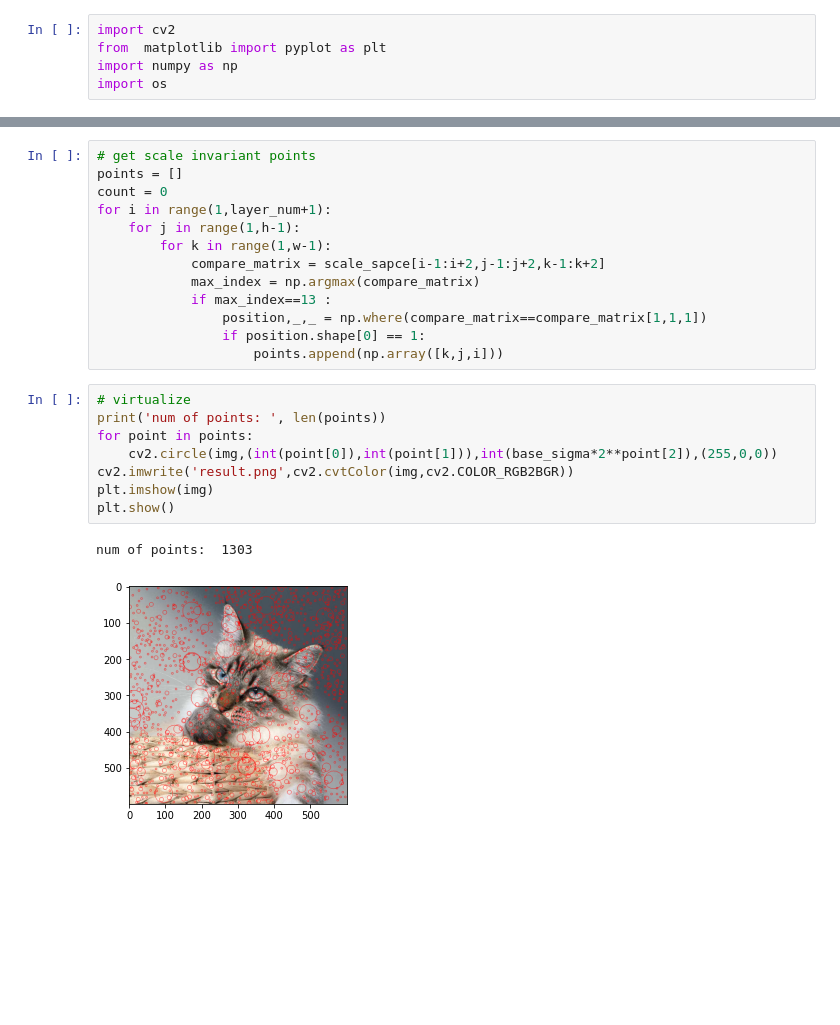
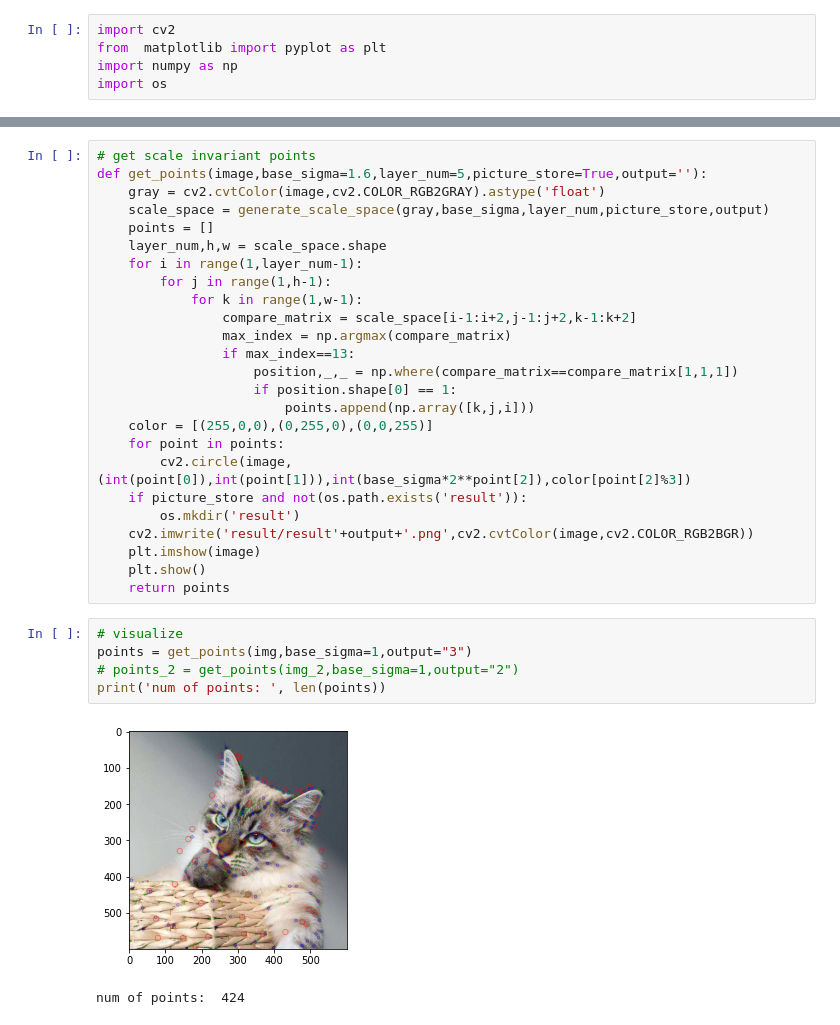
Before and after one commit to HugePotatoMonster/CV-SIFT, a Jupyter notebook: scale_invariant_points/scale_invariant_points.ipynb, the cells around one changed output, grey strips where cells are left out. Cells and saved outputs as stored; diff of their text form; blank space fills up the shorter version.

```diff
--- a/scale_invariant_points/scale_invariant_points.ipynb
+++ b/scale_invariant_points/scale_invariant_points.ipynb
@@ -73,24 +85,33 @@ for i in range(layer_num):
 # %%
 # get scale invariant points
-points = []
-count = 0
-for i in range(1,layer_num+1):
-    for j in range(1,h-1):
-        for k in range(1,w-1):
-            compare_matrix = scale_sapce[i-1:i+2,j-1:j+2,k-1:k+2]
-            max_index = np.argmax(compare_matrix)
-            if max_index==13 :
-                position,_,_ = np.where(compare_matrix==compare_matrix[1,1,1])
-                if position.shape[0] == 1:
-                    points.append(np.array([k,j,i]))
+def get_points(image,base_sigma=1.6,layer_num=5,picture_store=True,output=''):
+    gray = cv2.cvtColor(image,cv2.COLOR_RGB2GRAY).astype('float')
+    scale_space = generate_scale_space(gray,base_sigma,layer_num,picture_store,output)
+    points = []
+    layer_num,h,w = scale_space.shape
+    for i in range(1,layer_num-1):
+        for j in range(1,h-1):
+            for k in range(1,w-1):
+                compare_matrix = scale_space[i-1:i+2,j-1:j+2,k-1:k+2]
+                max_index = np.argmax(compare_matrix)
+                if max_index==13:
+                    position,_,_ = np.where(compare_matrix==compare_matrix[1,1,1])
+                    if position.shape[0] == 1:
+                        points.append(np.array([k,j,i]))
+    color = [(255,0,0),(0,255,0),(0,0,255)]
+    for point in points:
+        cv2.circle(image,(int(point[0]),int(point[1])),int(base_sigma*2**point[2]),color[point[2]%3])
+    if picture_store and not(os.path.exists('result')):
+        os.mkdir('result')
+    cv2.imwrite('result/result'+output+'.png',cv2.cvtColor(image,cv2.COLOR_RGB2BGR))
+    plt.imshow(image)
+    plt.show()
+    return points
-# %%
-# virtualize
-print('num of points: ', len(points))
-for point in points:
-    cv2.circle(img,(int(point[0]),int(point[1])),int(base_sigma*2**point[2]),(255,0,0))
-cv2.imwrite('result.png',cv2.cvtColor(img,cv2.COLOR_RGB2BGR))
-plt.imshow(img)
-plt.show()
-# %% [output]
-num of points:  1303
-[figure, removed]
+# %%
+# visualize
+points = get_points(img,base_sigma=1,output="3")
+# points_2 = get_points(img_2,base_sigma=1,output="2")
+print('num of points: ', len(points))
+# %% [output]
+[figure, added]
+num of points:  424
```
Also changed, not shown: parts of 3 cells of this notebook, 12 other files.
